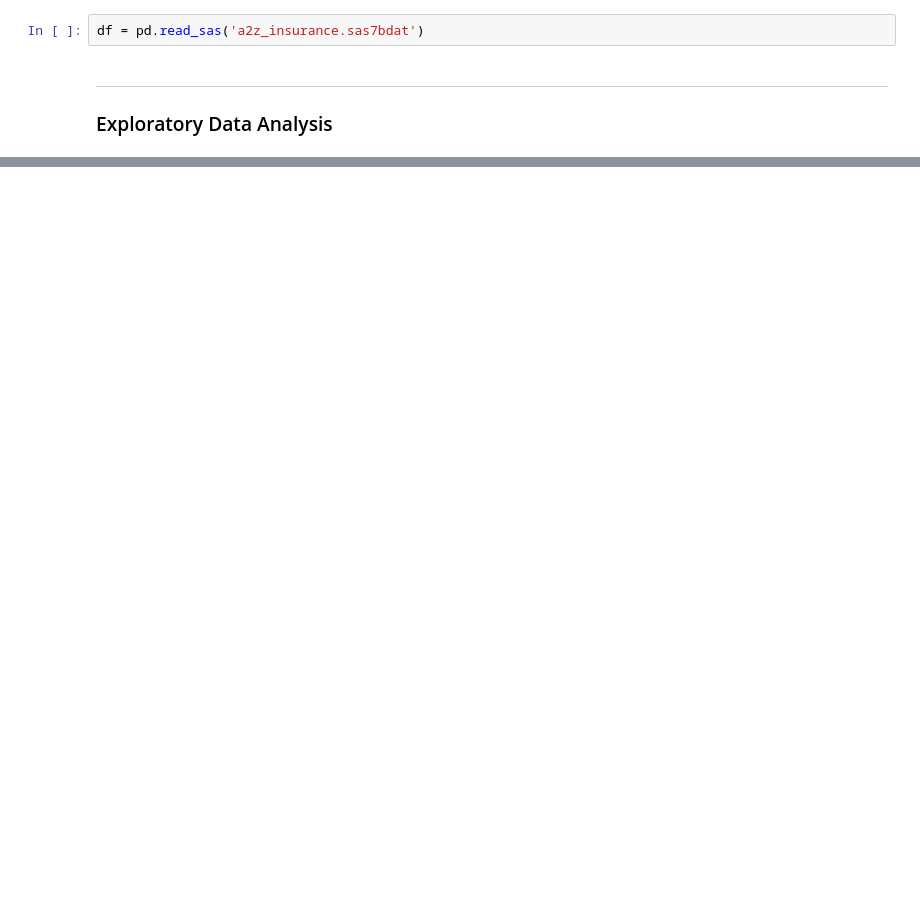
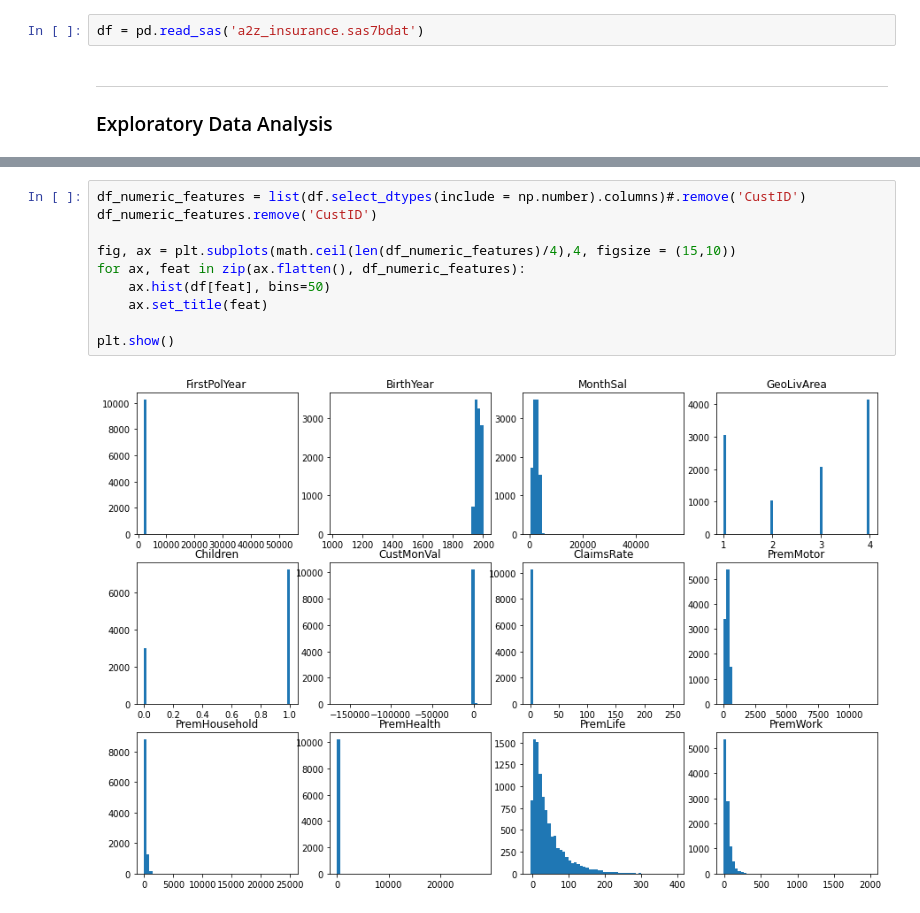
Before and after one commit to lstk44/A2ZInsuranceNOVA, a Jupyter notebook: A2ZInsuranceNotebook.ipynb, the cells around one changed output, grey strips where cells are left out. Drawn from its saved outputs; the diff is of its cells as text; blank space fills up the shorter version.

```diff
--- a/A2ZInsuranceNotebook.ipynb
+++ b/A2ZInsuranceNotebook.ipynb
@@ -139,0 +180,12 @@ df.describe().T
+# %%
+df_numeric_features = list(df.select_dtypes(include = np.number).columns)#.remove('CustID')
+df_numeric_features.remove('CustID')
+
+fig, ax = plt.subplots(math.ceil(len(df_numeric_features)/4),4, figsize = (15,10))
+for ax, feat in zip(ax.flatten(), df_numeric_features):
+    ax.hist(df[feat], bins=50)
+    ax.set_title(feat)
+
+plt.show()
+# %% [output]
+[figure, added]
```
Also changed, not shown: parts of 7 cells of this notebook.
